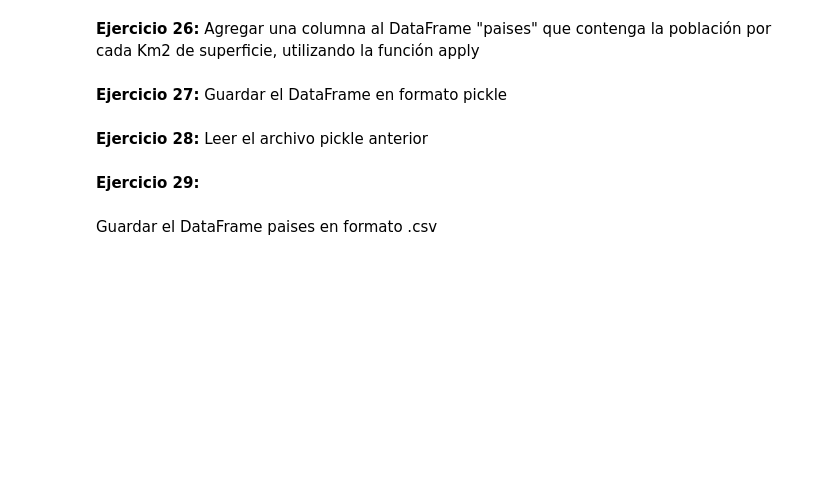
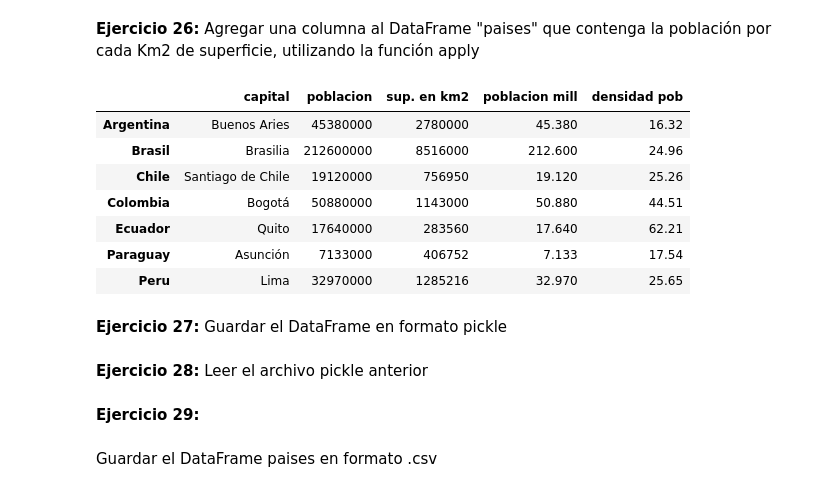
Before and after one commit to alcazarpedro/project_numpy_pandas, a Jupyter notebook: pandas_dtascience/01_Intro/Dataframes.ipynb, the cells around one changed output. Cells and saved outputs as stored; diff of their text form; code cells hidden in the pictures; blank space fills up the shorter version.

```diff
--- a/pandas_dtascience/01_Intro/Dataframes.ipynb
+++ b/pandas_dtascience/01_Intro/Dataframes.ipynb
@@ -410,3 +463,5 @@ __Ejercicio 24:__ Obtener únicamente los datos de los paises con una población
 __Ejercicio 25:__
 # %% [markdown]
  Agregar una columna al DataFrame "paises" que contenga la población en millones de habitantes
+# %%
+indice_paises['poblacion mill'] = indice_paises.poblacion/1000000
@@ -415,5 +506,21 @@ Volver a agregar una columna al DataFrame "paises" que contenga la población en
 # %% [markdown]
 __Ejercicio 26:__ Agregar una columna al DataFrame "paises" que contenga la población por cada Km2 de superficie, utilizando la función apply
+# %%
+def densidad(df):
+    return round (df["poblacion"] / df["sup. en km2"],2)
+# %%
+indice_paises['densidad pob'] = indice_paises.apply(densidad, axis=1)
+# %%
+indice_paises
+# %% [output]
+|  | capital | poblacion | sup. en km2 | poblacion mill | densidad pob |
+| Argentina | Buenos Aries | 45380000 | 2780000 | 45.380 | 16.32 |
+| Brasil | Brasilia | 212600000 | 8516000 | 212.600 | 24.96 |
+| Chile | Santiago de Chile | 19120000 | 756950 | 19.120 | 25.26 |
+| Colombia | Bogotá | 50880000 | 1143000 | 50.880 | 44.51 |
+| Ecuador | Quito | 17640000 | 283560 | 17.640 | 62.21 |
+| Paraguay | Asunción | 7133000 | 406752 | 7.133 | 17.54 |
+| Peru | Lima | 32970000 | 1285216 | 32.970 | 25.65 |
 # %% [markdown]
 __Ejercicio 27:__ Guardar el DataFrame en formato pickle
 # %% [markdown]
```
Also changed, not shown: parts of 13 cells of this notebook.
